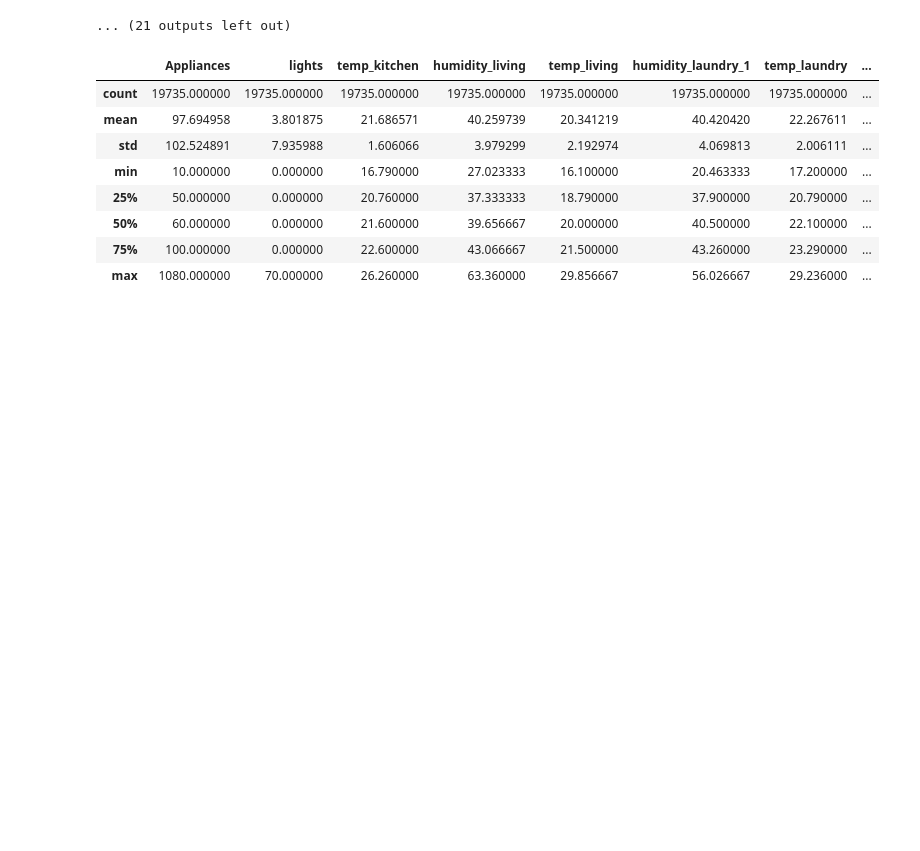
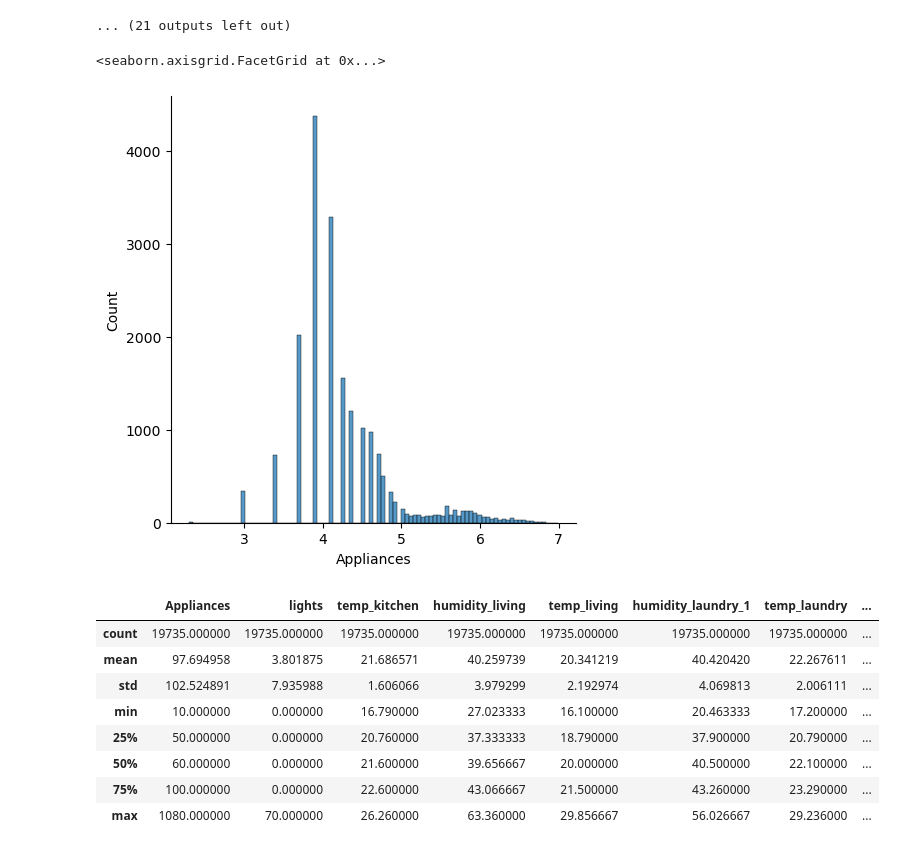
Before and after one commit to Humphery7/Regression-Models, a Jupyter notebook: Hamoye StageB.ipynb, the cells around one changed output. Drawn from its saved outputs; the diff is of its cells as text; code cells hidden in the pictures; blank space fills up the shorter version.

```diff
--- a/Hamoye StageB.ipynb
+++ b/Hamoye StageB.ipynb
@@ -228,6 +229,11 @@ for col in cols:
 [figure]
 [figure]
 ... (21 outputs left out)
+# %%
+sns.displot(np.log(data['Appliances']))
+# %% [output]
+<seaborn.axisgrid.FacetGrid at 0x...>
+[figure, added]
 # %%
 data.describe()
 # %% [output]
```
Also changed, not shown: parts of 26 cells of this notebook, 2 other files.
